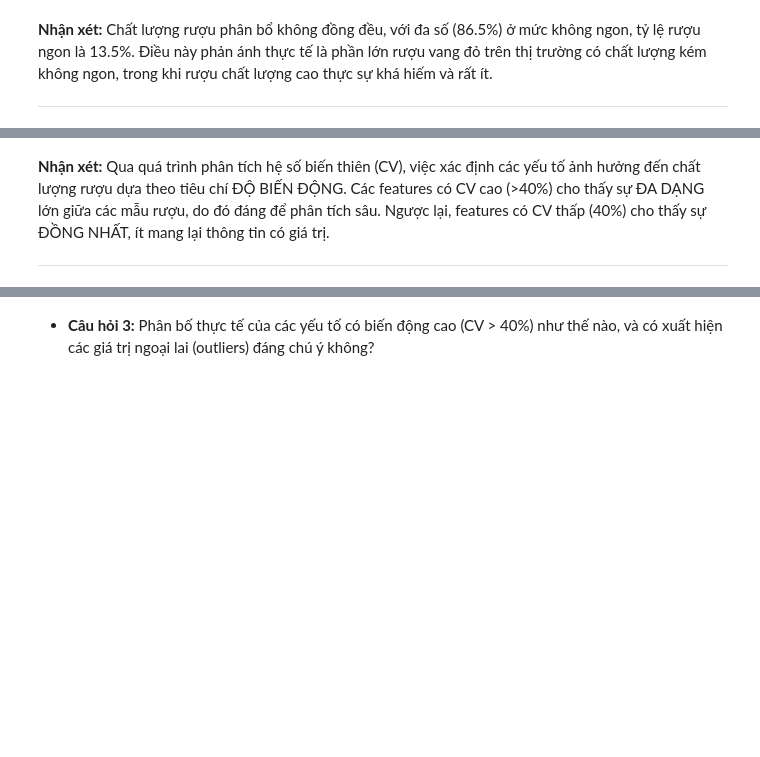
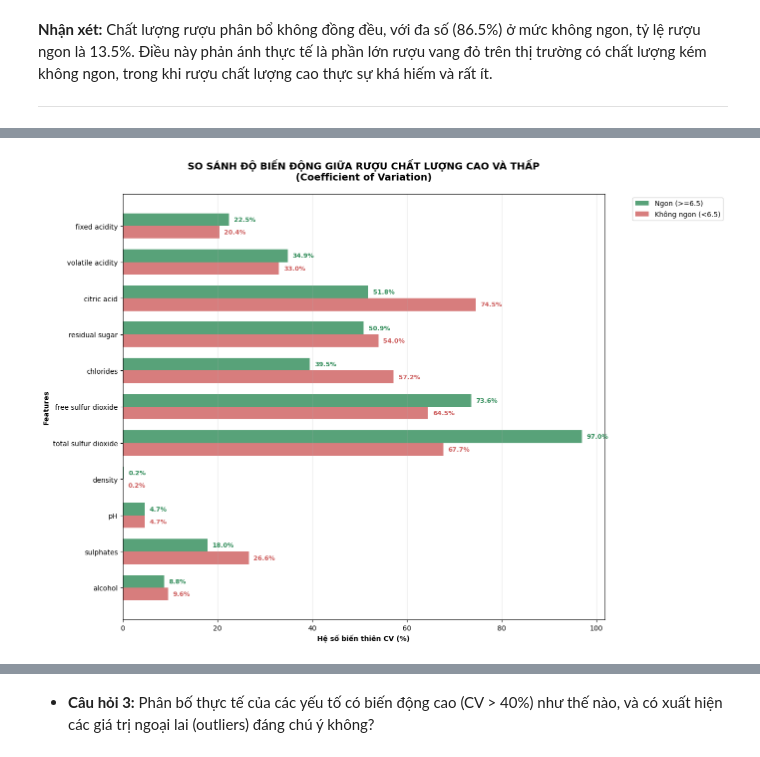
Before and after one commit to mihhwiNick/DA_project, a Jupyter notebook: EDA_Ruou_Do.ipynb, the cells around one changed output, grey strips where cells are left out. Cells and saved outputs as stored; diff of their text form; code cells hidden in the pictures; blank space fills up the shorter version.

```diff
--- a/EDA_Ruou_Do.ipynb
+++ b/EDA_Ruou_Do.ipynb
@@ -62,7 +62,7 @@ print(colored("\n THE REQUIRED LIBRARIES WERE SUCCESFULLY IMPORTED...", "green")
 ### **2.2.Nạp dữ liệu**
 # %%
 #load data
-redwine = pd.read_csv('winequality-red.csv')
+redwine = pd.read_csv('winequality-red1.csv')
 # %% [markdown]
 ## **3.Mô tả thống kê**
 # %% [markdown]
@@ -317,4 +270,62 @@ selected_features = cv_df[cv_df['cv'] > 15]['feature'].tolist()
-# %% [markdown]
-**Nhận xét:** Qua quá trình phân tích hệ số biến thiên (CV), việc xác định các yếu tố ảnh hưởng đến chất lượng rượu dựa theo tiêu chí ĐỘ BIẾN ĐỘNG. Các features có CV cao (>40%) cho thấy sự ĐA DẠNG lớn giữa các mẫu rượu, do đó đáng để phân tích sâu. Ngược lại, features có CV thấp (40%) cho thấy sự ĐỒNG NHẤT, ít mang lại thông tin có giá trị.
-
----
+# %%
+# Tính CV cho từng nhóm chất lượng
+cv_comparison = []
+
+for column in redwine.select_dtypes(include=[np.number]).columns:
+    if column not in ['quality', 'quality_category']:
+        # Tính CV cho nhóm chất lượng cao
+        high_quality_data = redwine[redwine['quality_category'] == 'Ngon (>=6.5)'][column]
+        cv_high = (high_quality_data.std() / high_quality_data.mean()) * 100
+
+        # Tính CV cho nhóm chất lượng thấp
+        low_quality_data = redwine[redwine['quality_category'] == 'Không ngon (<6.5)'][column]
+        cv_low = (low_quality_data.std() / low_quality_data.mean()) * 100
+
+        cv_comparison.append({
+            'feature': column,
+            'cv_high_quality': cv_high,
+            'cv_low_quality': cv_low,
+            'cv_difference': cv_high - cv_low  # Chênh lệch giữa 2 nhóm
+        })
+
+# Chuyển thành DataFrame
+cv_comparison_df = pd.DataFrame(cv_comparison)
+
+# BIỂU ĐỒ SO SÁNH CV GIỮA 2 NHÓM CHẤT LƯỢNG
+plt.figure(figsize=(14, 10))
+
+# Tạo dữ liệu cho biểu đồ
+features = cv_comparison_df['feature']
+cv_high = cv_comparison_df['cv_high_quality']
+cv_low = cv_comparison_df['cv_low_quality']
+
+x = np.arange(len(features))
+width = 0.35
+
+# Vẽ biểu đồ cột
+bars1 = plt.barh(x - width/2, cv_high, width, label='Ngon (>=6.5)',
+                 color='#2E8B57', alpha=0.8)
+bars2 = plt.barh(x + width/2, cv_low, width, label='Không ngon (<6.5)',
+                 color='#CD5C5C', alpha=0.8)
+
+# Thêm giá trị CV
+for i, (h_val, l_val) in enumerate(zip(cv_high, cv_low)):
+    plt.text(h_val + 1, i - width/2, f'{h_val:.1f}%', va='center', fontsize=9, fontweight='bold', color='#2E8B57')
+    plt.text(l_val + 1, i + width/2, f'{l_val:.1f}%', va='center', fontsize=9, fontweight='bold', color='#CD5C5C')
+
+plt.ylabel('Features', fontweight='bold')
+plt.xlabel('Hệ số biến thiên CV (%)', fontweight='bold')
+plt.title('SO SÁNH ĐỘ BIẾN ĐỘNG GIỮA RƯỢU CHẤT LƯỢNG CAO VÀ THẤP\n(Coefficient of Variation)',
+          fontweight='bold', pad=20, fontsize=14)
+plt.yticks(x, features)
+plt.legend(bbox_to_anchor=(1.05, 1), loc='upper left')
+
+# Thêm đường grid
+plt.grid(axis='x', alpha=0.3)
+plt.gca().invert_yaxis()  # Đảo ngược trục y để feature đầu tiên ở trên cùng
+plt.tight_layout()
+
+plt.savefig('CV_Comparison_by_Quality.png', dpi=300, bbox_inches='tight', facecolor='white')
+plt.show()
+# %% [output]
+[figure, added]
```
Also changed, not shown: parts of 14 cells of this notebook.
